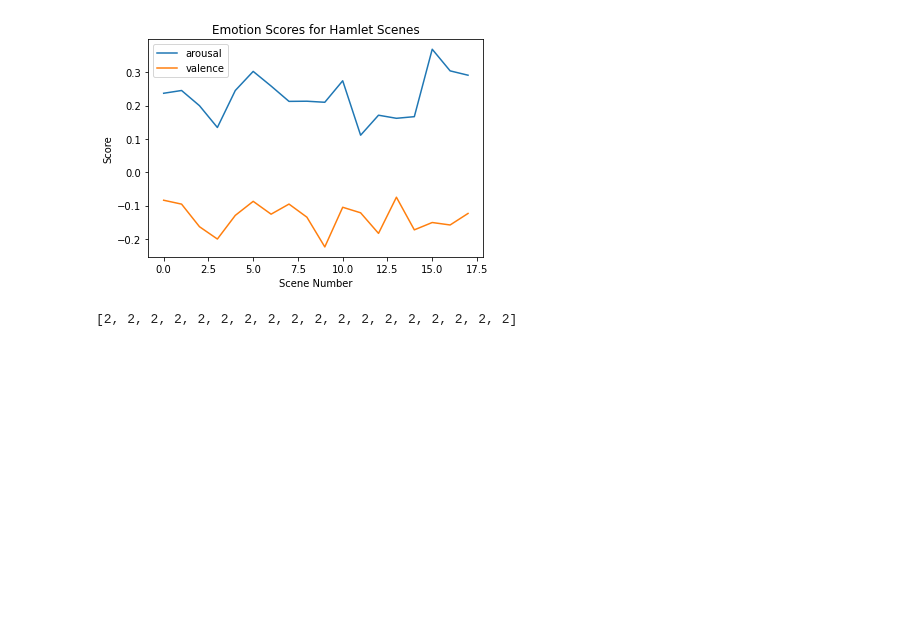
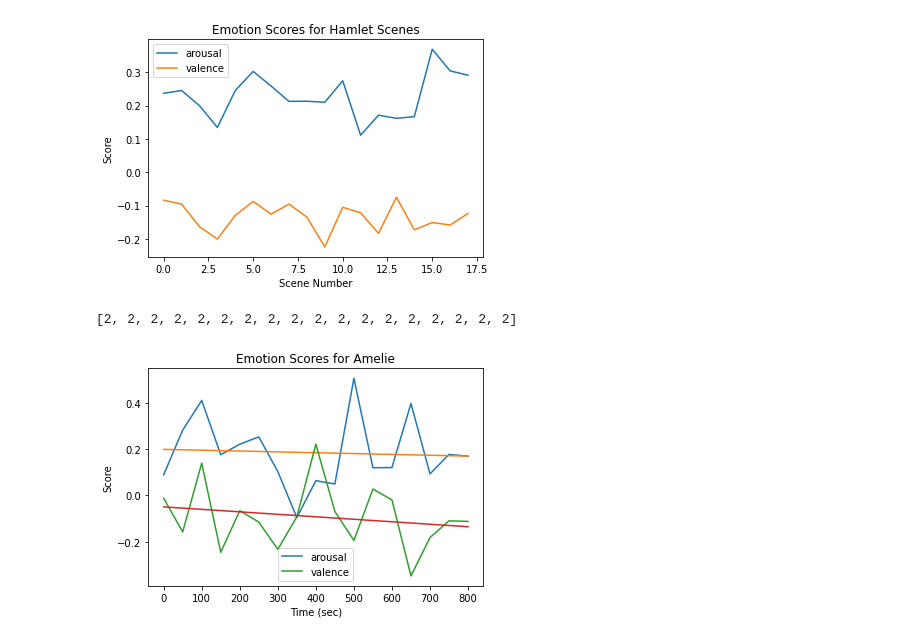
Before and after one commit to aud-z/music_generation, a Jupyter notebook: plot_results.ipynb, the cells around one changed output. Saved outputs shown, nothing was run; the diff lists cells and outputs as text; code cells hidden in the pictures; blank space fills up the shorter version.

Commit message:
other plots

```diff
--- a/plot_results.ipynb
+++ b/plot_results.ipynb
@@ -223,3 +223,33 @@ print(hamlet_emotions)
 [-0.08397468241552512, -0.09565515185777958, -0.16336172180516378, -0.20032517611980438, -0.12943506342443553, -0.08730004280805588, -0.1257786762996994, -0.09551531914621592, -0.134810206376844, -0.2 ...
 [figure]
 [2, 2, 2, 2, 2, 2, 2, 2, 2, 2, 2, 2, 2, 2, 2, 2, 2, 2]
+# %%
+amelie_arousal = []
+amelie_valence = []
+
+with open("results/amelie_arousal.csv", 'r') as file:
+    csvreader = csv.reader(file)
+    for row in csvreader:
+        amelie_arousal.append(float(row[0]))
+
+with open("results/amelie_valence.csv", 'r') as file:
+    csvreader = csv.reader(file)
+    for row in csvreader:
+        amelie_valence.append(float(row[0]))
+
+time1 = [i*50 for i in range(len(amelie_arousal))]
+time2 = [i*50 for i in range(len(amelie_valence))]
+m,b = np.polyfit(time1, amelie_arousal, 1)
+m2,b2 = np.polyfit(time2, amelie_valence, 1)
+
+plt.plot(time1, amelie_arousal, label="arousal")
+plt.plot(time1,np.array(time1) * m + b)
+plt.plot(time2, amelie_valence, label="valence")
+plt.plot(time2,np.array(time2) * m2 + b2)
+plt.title('Emotion Scores for Amelie')
+plt.xlabel('Time (sec)')
+plt.ylabel('Score')
+plt.legend()
+plt.show()
+# %% [output]
+[figure, added]
```
Also changed, not shown: parts of 1 cell of this notebook.
